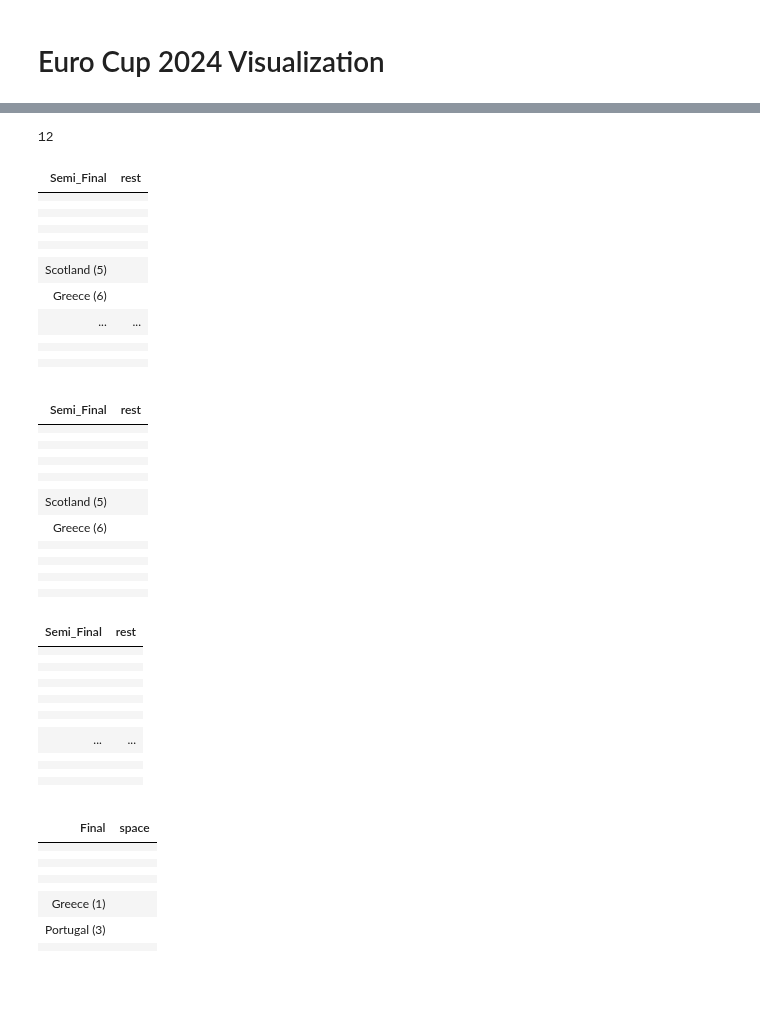
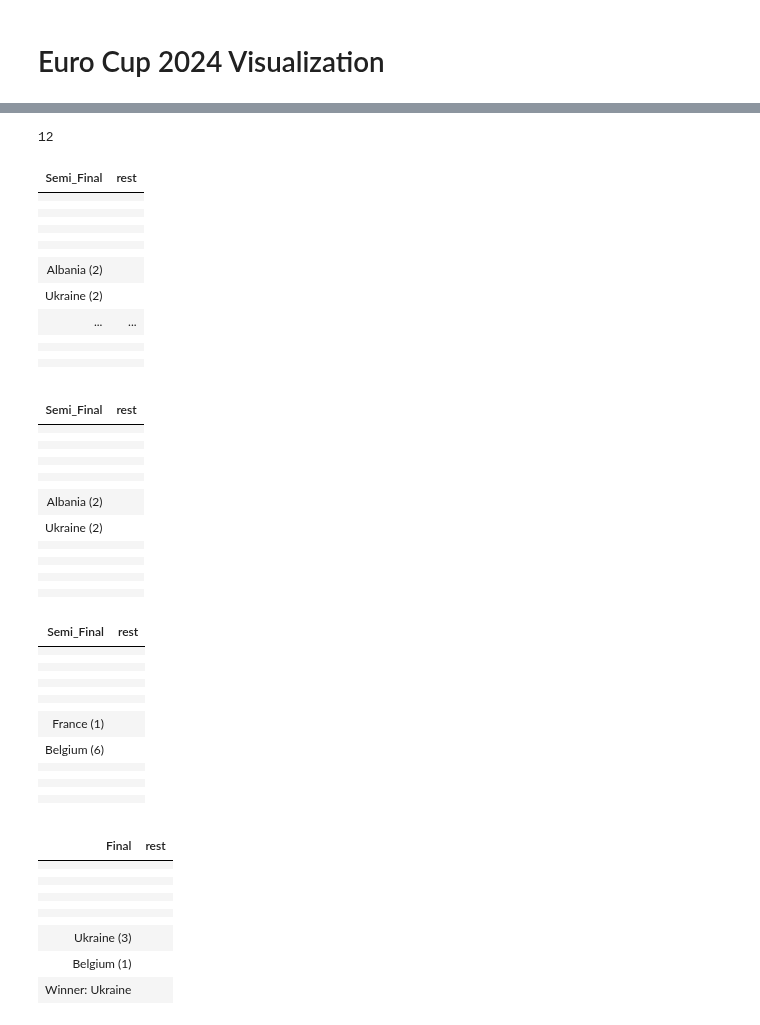
Before and after one commit to cezanekarki/Bootcamp-Tasks, a Jupyter notebook: sql_tasks/Eurocup 2024.ipynb, the cells around one changed output, grey strips where cells are left out. Drawn from its saved outputs; the diff is of its cells as text; code cells hidden in the pictures; blank space fills up the shorter version.

```diff
--- a/sql_tasks/Eurocup 2024.ipynb
+++ b/sql_tasks/Eurocup 2024.ipynb
@@ -932,7 +912,7 @@ spark = SparkSession.builder \
 # %%
 groupstage = spark.sql("SELECT * from groupstagetable2")
 round_of_16 = spark.sql("SELECT Team1,Team2,Team1score,Team2score FROM Matchetable2 WHERE Stage = 'Round of 16' ORDER BY MatchId")
-quater_final = spark.sql("SELECT Team1,Team2,Team1score,Team2score FROM Matchetable2 WHERE Stage = 'Quater Final' ORDER BY MatchId")
+quater_final = spark.sql("SELECT Team1,Team2,Team1score,Team2score FROM Matchetable2 WHERE Stage = 'Quarter Final' ORDER BY MatchId")
 semi_final = spark.sql("SELECT Team1,Team2,Team1score,Team2score FROM Matchetable2 WHERE Stage = 'Semi Final' ORDER BY MatchId")
 final = spark.sql("SELECT Team1,Team2,Team1score,Team2score FROM Matchetable2 WHERE Stage = 'Final' ORDER BY MatchId")
 third_place = spark.sql("SELECT MatchId  FROM Matchetable2 WHERE Stage = 'Third Place' ORDER BY MatchId")
@@ -1228,8 +1208,8 @@ display(visualize_sf)
 |  |  |
 |  |  |
 |  |  |
-| Scotland (5) |  |
-| Greece (6) |  |
+| Albania (2) |  |
+| Ukraine (2) |  |
 | ... | ... |
 |  |  |
 |  |  |
@@ -1244,8 +1224,7 @@ for _ in range(5):
     left_side_sf = pd.concat([left_side_sf, pd.DataFrame({'Semi_Final': [''], 'rest': ['']})], ignore_index=True)
 
 right_side_sf = pd.DataFrame({'Semi_Final': [''] * 7, 'rest': [''] * 7})
-right_side_sf = pd.concat([right_side_sf, visualize_sf.iloc[splited_sf_index:]]).reset_index(drop=True)
-
+right_side_sf = pd.concat([right_side_sf, visualize_sf.iloc[splited_sf_index+3:]]).reset_index(drop=True)
 display(left_side_sf)
 display(right_side_sf)
 # %% [output]
@@ -1258,8 +1237,8 @@ display(right_side_sf)
 |  |  |
 |  |  |
 |  |  |
-| Scotland (5) |  |
-| Greece (6) |  |
+| Albania (2) |  |
+| Ukraine (2) |  |
 |  |  |
 |  |  |
 |  |  |
@@ -1276,42 +1255,48 @@ display(right_side_sf)
 |  |  |
 |  |  |
 |  |  |
-|  |  |
-|  |  |
-| ... | ... |
+| France (1) |  |
+| Belgium (6) |  |
 |  |  |
 |  |  |
 |  |  |
 |  |  |
 |  |  |
+|  |  |
 # %%
+
 visualize_final = pd.DataFrame(columns=['Final'])
-for _ in range(6):
+
+for _ in range(8):
     visualize_final = pd.concat([visualize_final, pd.DataFrame({'Final': ['']})], ignore_index=True)
 
-for index,row in final_df.iterrows():
+for index, row in final_df.iterrows():
+    winner = ''
+
+    if row['Team1score'] > row['Team2score']:
+        winner = row['Team1']
+    else:
+        winner = row['Team2']
+
     visualize_final = pd.concat([visualize_final, pd.DataFrame({'Final': [f"{row['Team1']} ({row['Team1score']})"]})], ignore_index=True)
     visualize_final = pd.concat([visualize_final, pd.DataFrame({'Final': [f"{row['Team2']} ({row['Team2score']})"]})], ignore_index=True)
+    visualize_final = pd.concat([visualize_final, pd.DataFrame({'Final': [f"Winner: {winner}"]})], ignore_index=True)
 
-    if (index + 1) %2 == 0:
-        visualize_final = pd.concat([visualize_final, pd.DataFrame({'Final': ['']})], ignore_index=True)
-        visualize_final = pd.concat([visualize_final, pd.DataFrame({'Final': ['']})], ignore_index=True)
-    for _ in range(2):
-        visualize_final = pd.concat([visualize_final, pd.DataFrame({'Final': ['']})], ignore_index=True)
-visualize_final['space'] = ''
+visualize_final['rest']= ''
 display(visualize_final)
 # %% [output]
-| Final | space |
+| Final | rest |
 |  |  |
 |  |  |
 |  |  |
 |  |  |
 |  |  |
 |  |  |
-| Greece (1) |  |
-| Portugal (3) |  |
 |  |  |
 |  |  |
+| Ukraine (3) |  |
+| Belgium (1) |  |
+| Winner: Ukraine |  |
 # %%
 left_side_qf.columns = [f"{col}q2" for col in left_side_qf.columns]
 
```
Also changed, not shown: parts of 35 cells of this notebook.
